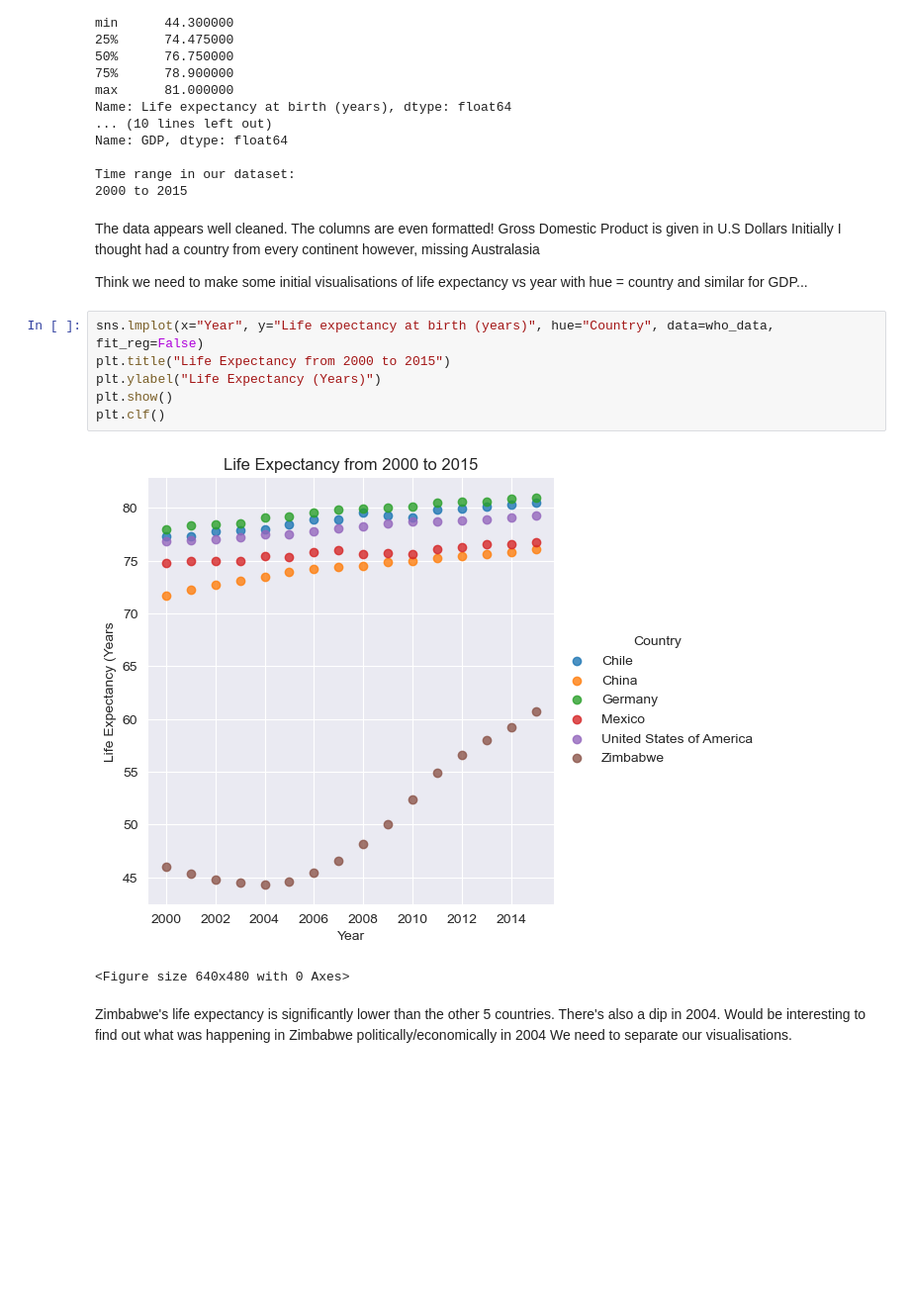
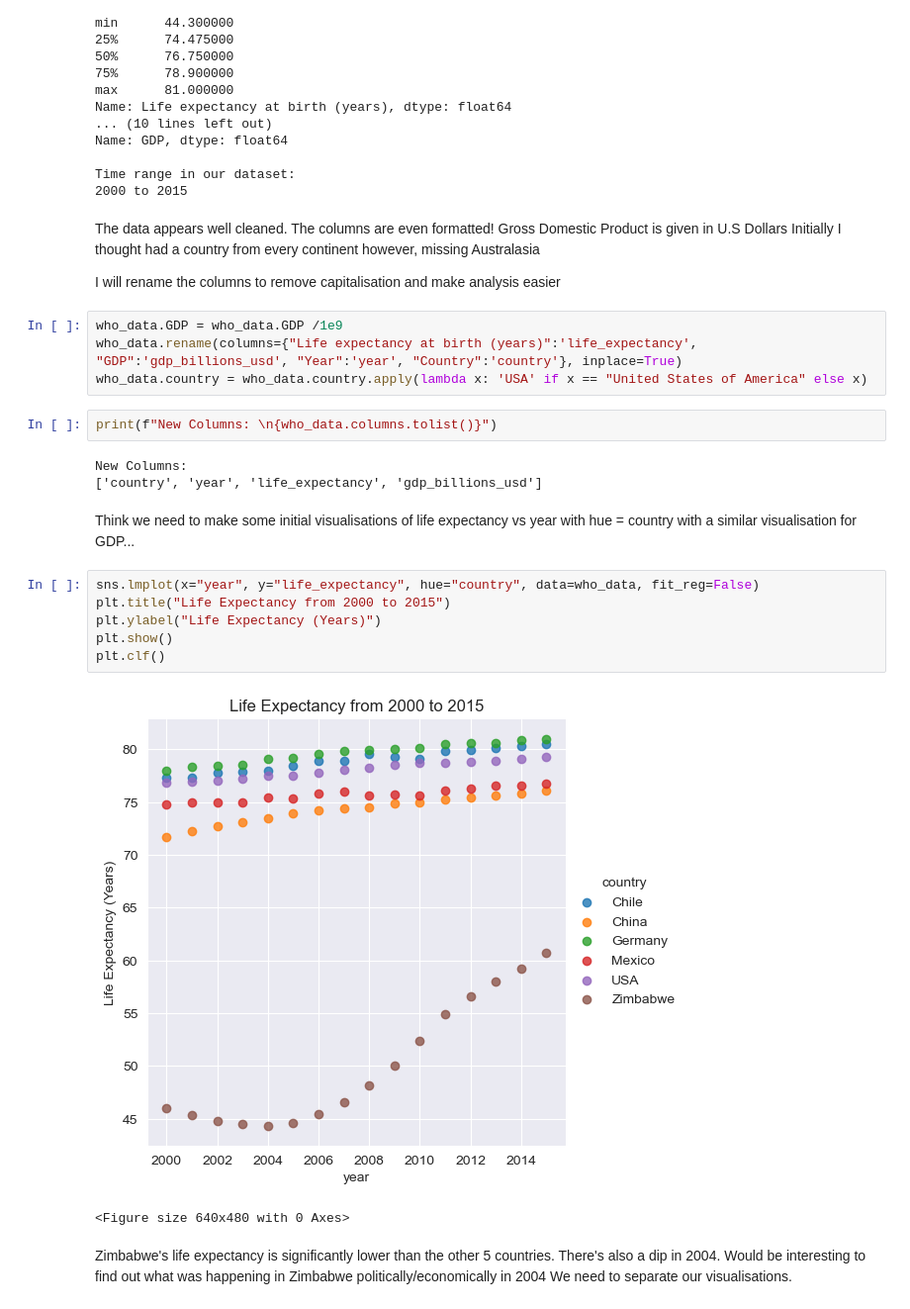
Before and after one commit to pineapple-bois/Life-Expectancy-and-GDP, a Jupyter notebook: life_expectancy_gdp.ipynb, the cells around one changed output. Shown at 99% size. Drawn from its saved outputs; the diff is of its cells as text; blank space fills up the shorter version.

Commit message:
Renaming Columns title: Removing Capitalisation

```diff
--- a/life_expectancy_gdp.ipynb
+++ b/life_expectancy_gdp.ipynb
@@ -53,15 +48,26 @@ The columns are even formatted!
 Gross Domestic Product is given in U.S Dollars
 Initially I thought had a country from every continent however, missing Australasia
 
-Think we need to make some initial visualisations of life expectancy vs year with hue = country and similar for GDP...
+I will rename the columns to remove capitalisation and make analysis easier
+# %%
+who_data.GDP = who_data.GDP /1e9
+who_data.rename(columns={"Life expectancy at birth (years)":'life_expectancy', "GDP":'gdp_billions_usd', "Year":'year', "Country":'country'}, inplace=True)
+who_data.country = who_data.country.apply(lambda x: 'USA' if x == "United States of America" else x)
+# %%
+print(f"New Columns: \n{who_data.columns.tolist()}")
+# %% [output]
+New Columns:
+['country', 'year', 'life_expectancy', 'gdp_billions_usd']
+# %% [markdown]
+Think we need to make some initial visualisations of life expectancy vs year with hue = country with a similar visualisation for GDP...
 # %%
-sns.lmplot(x="Year", y="Life expectancy at birth (years)", hue="Country", data=who_data, fit_reg=False)
+sns.lmplot(x="year", y="life_expectancy", hue="country", data=who_data, fit_reg=False)
 plt.title("Life Expectancy from 2000 to 2015")
 plt.ylabel("Life Expectancy (Years)")
 plt.show()
 plt.clf()
 # %% [output]
-[figure, old version]
+[figure, new version]
 <Figure size 640x480 with 0 Axes>
 # %% [markdown]
 Zimbabwe's life expectancy is significantly lower than the other 5 countries.
```
Also changed, not shown: parts of 2 cells of this notebook.
